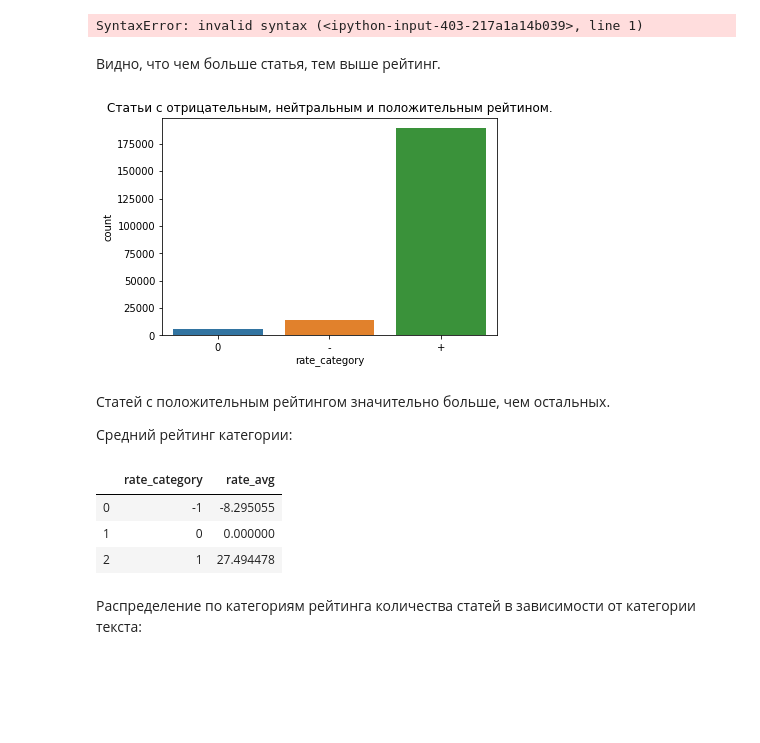
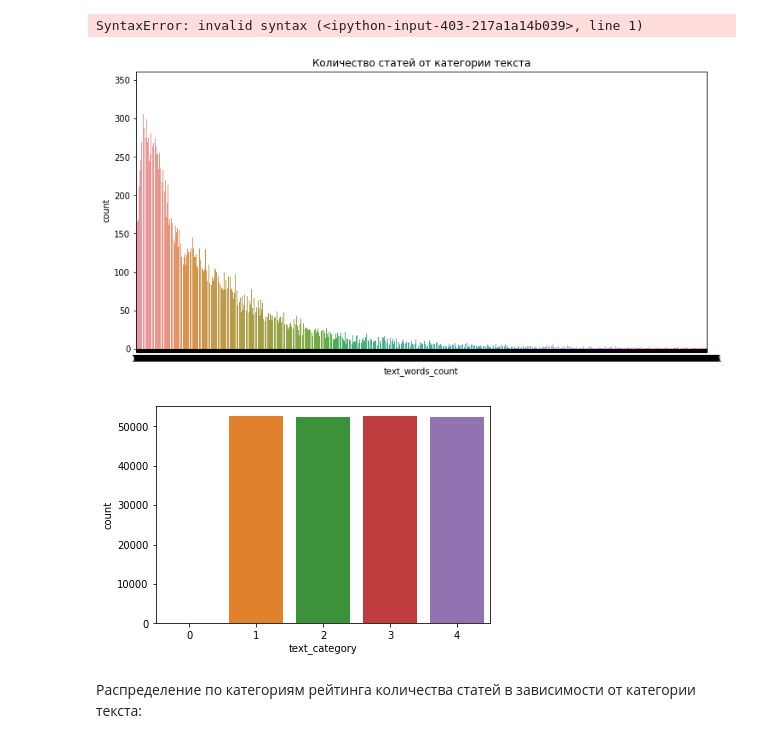
Before and after one commit to D7nis/DS_Habr_rate, a Jupyter notebook: Habr.ipynb, the cells around one changed output. Saved outputs shown, nothing was run; the diff lists cells and outputs as text; code cells hidden in the pictures; blank space fills up the shorter version.

```diff
--- a/Habr.ipynb
+++ b/Habr.ipynb
@@ -560,24 +564,22 @@ sns.barplot(x='text_category', y='rate_avg', \
 Тут нужно делать нормализацию
 # %% [output]
 SyntaxError: invalid syntax (<ipython-input-403-217a1a14b039>, line 1)
-# %% [markdown]
-Видно, что чем больше статья, тем выше рейтинг.
-# %%
-plt.title('Статьи с отрицательным, нейтральным и положительным рейтином.')
-sns.countplot(df['rate_category'].map({-1:'-',0:'0',1:'+'}));
-# %% [output]
-[figure, removed]
-# %% [markdown]
-Статей с положительным рейтингом значительно больше, чем остальных.
-
-Средний рейтинг категории:
-# %%
-df.groupby('rate_category')['rate'].mean().rename('rate_avg').reset_index()
-# %% [output]
-|  | rate_category | rate_avg |
-| 0 | -1 | -8.295055 |
-| 1 | 0 | 0.000000 |
-| 2 | 1 | 27.494478 |
+# %%
+df_tewc=df['text_words_count'].value_counts(normalize=False).rename('count').reset_index()
+df_tewc.rename({'index':'text_words_count'}, axis='columns',inplace=True)
+# %%
+fsize = (12, 6)
+fig, ax = plt.subplots(figsize=fsize)
+plt.title('Количество статей от категории текста')
+plt.xticks(range(0, 200000, 10000))
+sns.barplot(x='text_words_count', y='count', data=df_tewc);
+# %% [output]
+[figure, added]
+# %%
+plt.title('')
+sns.countplot(df['text_category']);
+# %% [output]
+[figure, added]
 # %% [markdown]
 Распределение по категориям рейтинга количества статей в зависимости от категории текста:
 # %%
```
Also changed, not shown: parts of 17 cells of this notebook.
